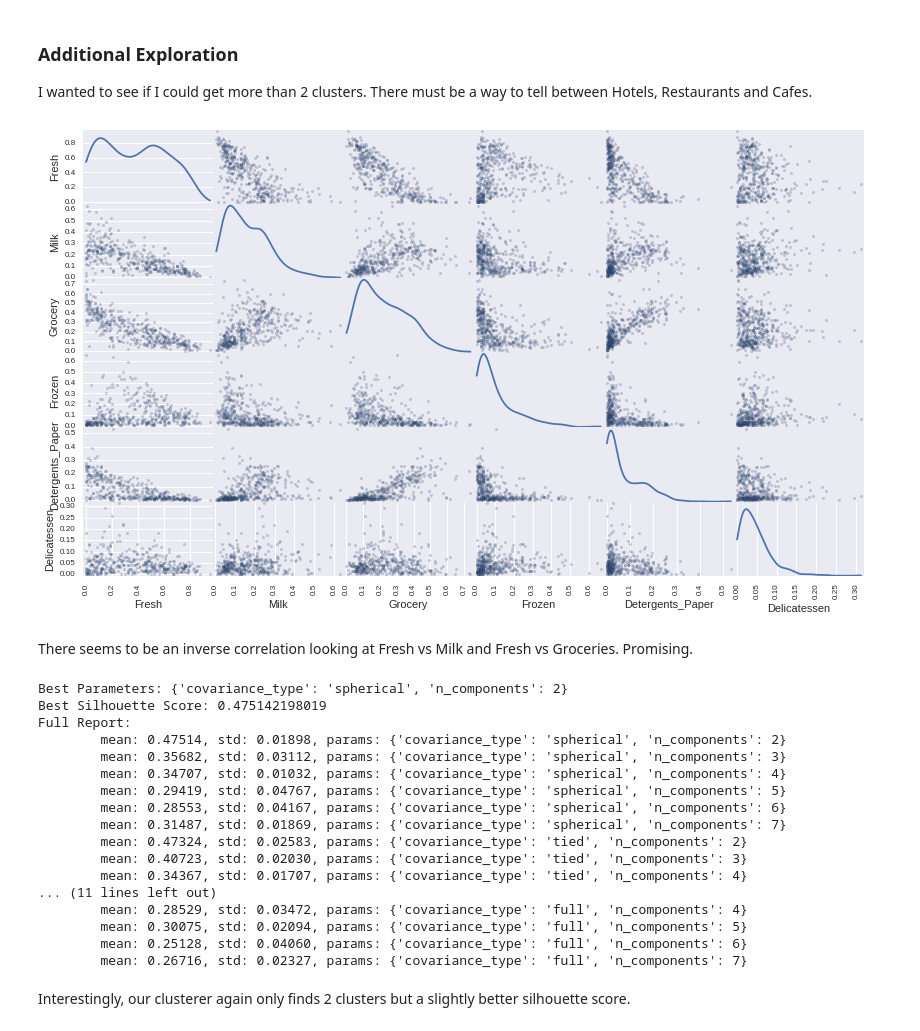
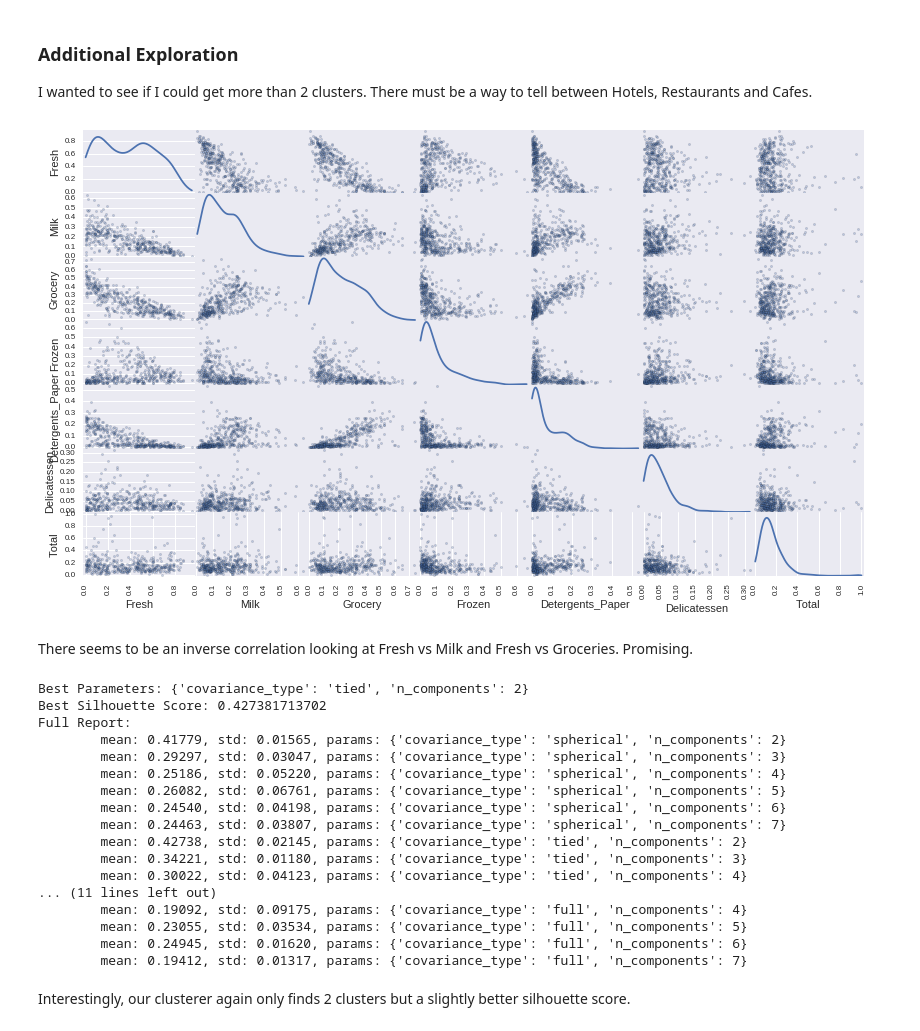
Before and after one commit to ibratface/machine-learning, a Jupyter notebook: projects/creating_customer_segments/customer_segments.ipynb, the cells around one changed output. Drawn from its saved outputs; the diff is of its cells as text; code cells hidden in the pictures.

```diff
--- a/projects/creating_customer_segments/customer_segments.ipynb
+++ b/projects/creating_customer_segments/customer_segments.ipynb
@@ -654,13 +654,13 @@ I wanted to see if I could get more than 2 clusters. There must be a way to tell
 # %%
 data2 = data.copy()
 total = data.sum(axis=1)
 data2 = data2.divide(total, axis=0)
 total = total / total.max()
-# data2['Total'] = total
+data2['Total'] = total
 
 pd.scatter_matrix(data2, alpha = 0.3, figsize = (14,8), diagonal = 'kde');
 # %% [output]
-[figure, old version]
+[figure, new version]
 # %% [markdown]
 There seems to be an inverse correlation looking at Fresh vs Milk and Fresh vs Groceries. Promising.
 # %%
@@ -688,23 +688,23 @@ preds2 = clusterer2.predict(data2)
 # Get the cluster centers
 centers2 = clusterer.means_
 # %% [output]
-Best Parameters: {'covariance_type': 'spherical', 'n_components': 2}
-Best Silhouette Score: 0.475142198019
+Best Parameters: {'covariance_type': 'tied', 'n_components': 2}
+Best Silhouette Score: 0.427381713702
 Full Report:
-        mean: 0.47514, std: 0.01898, params: {'covariance_type': 'spherical', 'n_components': 2}
-        mean: 0.35682, std: 0.03112, params: {'covariance_type': 'spherical', 'n_components': 3}
-        mean: 0.34707, std: 0.01032, params: {'covariance_type': 'spherical', 'n_components': 4}
-        mean: 0.29419, std: 0.04767, params: {'covariance_type': 'spherical', 'n_components': 5}
-        mean: 0.28553, std: 0.04167, params: {'covariance_type': 'spherical', 'n_components': 6}
-        mean: 0.31487, std: 0.01869, params: {'covariance_type': 'spherical', 'n_components': 7}
-        mean: 0.47324, std: 0.02583, params: {'covariance_type': 'tied', 'n_components': 2}
-        mean: 0.40723, std: 0.02030, params: {'covariance_type': 'tied', 'n_components': 3}
-        mean: 0.34367, std: 0.01707, params: {'covariance_type': 'tied', 'n_components': 4}
+        mean: 0.41779, std: 0.01565, params: {'covariance_type': 'spherical', 'n_components': 2}
+        mean: 0.29297, std: 0.03047, params: {'covariance_type': 'spherical', 'n_components': 3}
+        mean: 0.25186, std: 0.05220, params: {'covariance_type': 'spherical', 'n_components': 4}
+        mean: 0.26082, std: 0.06761, params: {'covariance_type': 'spherical', 'n_components': 5}
+        mean: 0.24540, std: 0.04198, params: {'covariance_type': 'spherical', 'n_components': 6}
+        mean: 0.24463, std: 0.03807, params: {'covariance_type': 'spherical', 'n_components': 7}
+        mean: 0.42738, std: 0.02145, params: {'covariance_type': 'tied', 'n_components': 2}
+        mean: 0.34221, std: 0.01180, params: {'covariance_type': 'tied', 'n_components': 3}
+        mean: 0.30022, std: 0.04123, params: {'covariance_type': 'tied', 'n_components': 4}
 ... (11 lines left out)
-        mean: 0.28529, std: 0.03472, params: {'covariance_type': 'full', 'n_components': 4}
-        mean: 0.30075, std: 0.02094, params: {'covariance_type': 'full', 'n_components': 5}
-        mean: 0.25128, std: 0.04060, params: {'covariance_type': 'full', 'n_components': 6}
-        mean: 0.26716, std: 0.02327, params: {'covariance_type': 'full', 'n_components': 7}
+        mean: 0.19092, std: 0.09175, params: {'covariance_type': 'full', 'n_components': 4}
+        mean: 0.23055, std: 0.03534, params: {'covariance_type': 'full', 'n_components': 5}
+        mean: 0.24945, std: 0.01620, params: {'covariance_type': 'full', 'n_components': 6}
+        mean: 0.19412, std: 0.01317, params: {'covariance_type': 'full', 'n_components': 7}
 # %% [markdown]
 Interestingly, our clusterer again only finds 2 clusters but a slightly better silhouette score.
 # %%
```
Also changed, not shown: parts of 4 cells of this notebook, 1 other file.
